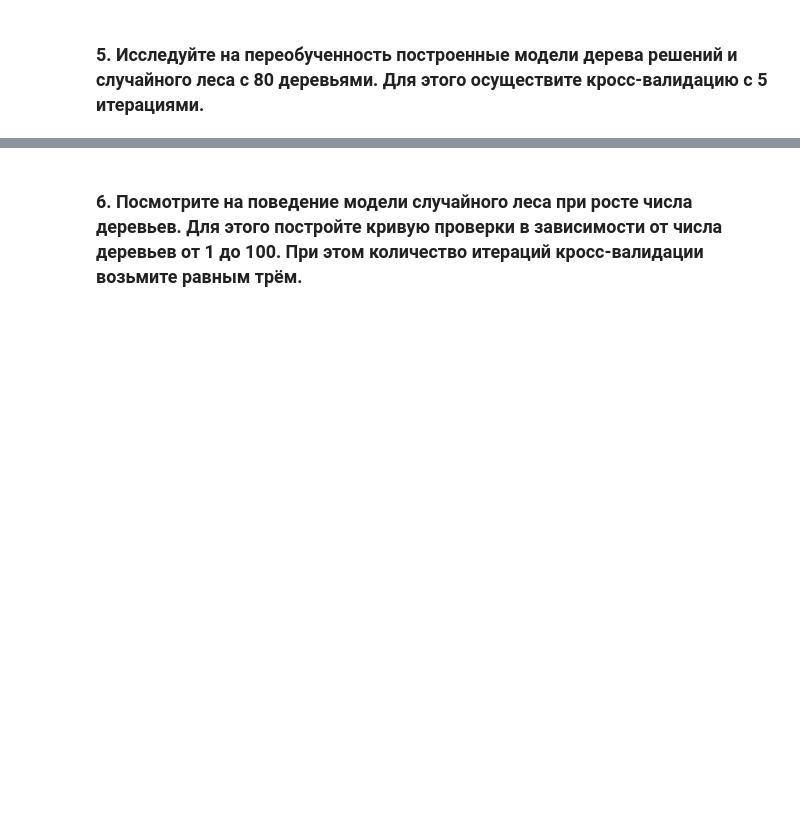
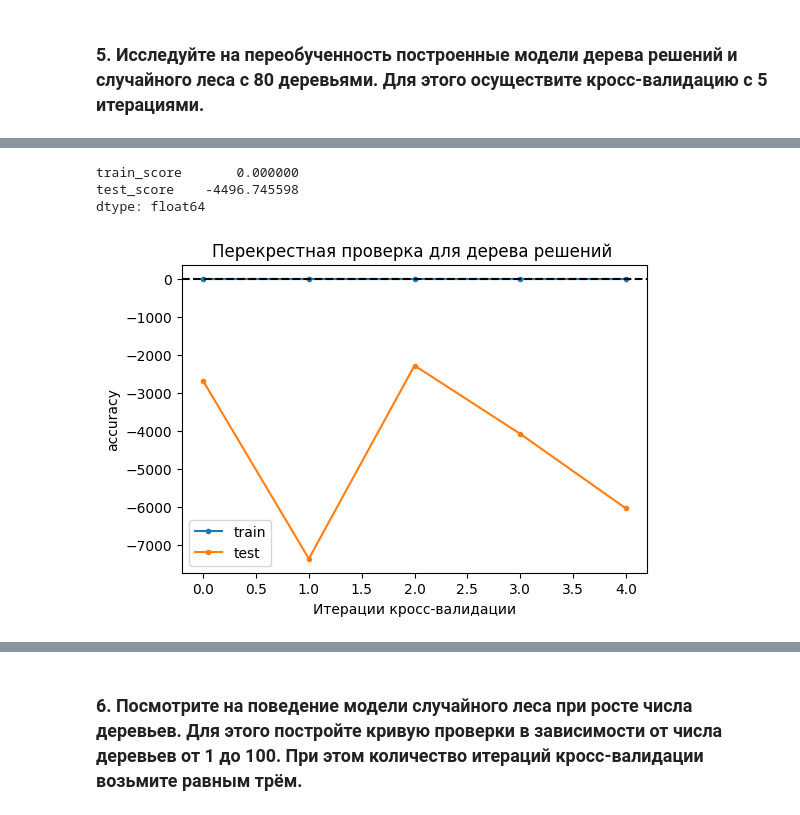
Before and after one commit to consciousnss/fa-machine-learning, a Jupyter notebook: semestr2/random_forest/6_random_forest.ipynb, the cells around one changed output, grey strips where cells are left out. Cells and saved outputs as stored; diff of their text form; code cells hidden in the pictures; blank space fills up the shorter version.

```diff
--- a/semestr2/random_forest/6_random_forest.ipynb
+++ b/semestr2/random_forest/6_random_forest.ipynb
@@ -295,2 +330,5 @@ tree_clf.score(X_test, y_test)
 # %% [markdown]
  ### 2. Разделите данные на обучающую и тестовую части в соотношении 4:1, зафиксировав random_state=42. Выведите получившиеся размеры обучающей и тестовой выборок.
+# %%
+X_train, X_test, y_train, y_test = train_test_split(X, y, test_size=0.2, random_state=42)
+X_train.shape, X_test.shape
@@ -297,2 +337,5 @@ tree_clf.score(X_test, y_test)
 # %% [markdown]
  ### 3. Обучите на обучающих данных модель регрессионного решающего дерева с параметрами по умолчанию, зафиксировав только random_state=42. Выведите значение метрики RMSE на тестовых данных.
+# %%
+tree_reg = DecisionTreeRegressor(random_state=42)
+tree_reg.fit(X_train, y_train)
@@ -299,2 +350,5 @@ tree_clf.score(X_test, y_test)
 # %% [markdown]
  ### 4. Обучите на обучающих данных модель регрессионного случайного леса из 80 деревьев, зафиксировав random_state=42. Выведите значение метрики RMSE на тестовых данных. Сделайте вывод о том, какая модель лучше осуществляет регрессию для этих данных: решающее дерево или случайный лес из 80 деревьев. Выведите список базовых алгоритмов деревьев, участвующих в модели леса при помощи атрибута .estimators_.
+# %%
+forest_reg = RandomForestRegressor(n_estimators=80, random_state=42)
+forest_reg.fit(X_train, y_train)
@@ -301,2 +383,10 @@ tree_clf.score(X_test, y_test)
 # %% [markdown]
  ### 5. Исследуйте на переобученность построенные модели дерева решений и случайного леса с 80 деревьями. Для этого осуществите кросс-валидацию с 5 итерациями.
+# %%
+cv_results = cross_validate(tree_reg,
+                            X_train, y_train,
+                            cv=5,
+                            scoring='neg_root_mean_squared_error',
+                            return_train_score=True)
+scores = pd.DataFrame(cv_results)[['train_score', 'test_score']]
+scores
@@ -302,0 +400,21 @@ tree_clf.score(X_test, y_test)
+# %%
+scores.mean(axis=0)
+# %% [output]
+train_score       0.000000
+test_score    -4496.745598
+dtype: float64
+# %%
+plt.figure(figsize=(6, 4))
+
+plt.plot(scores.iloc[:, 0], label='train', marker='.')
+plt.plot(scores.iloc[:, 1], label='test',  marker='.')
+plt.axhline(y=1, color='black', ls='dashed')
+
+plt.title('Перекрестная проверка для дерева решений ')
+plt.xlabel('Итерации кросс-валидации')
+plt.ylabel('accuracy')
+
+plt.legend()
+plt.show()
+# %% [output]
+[figure, added]
```
Also changed, not shown: parts of 30 cells of this notebook.
